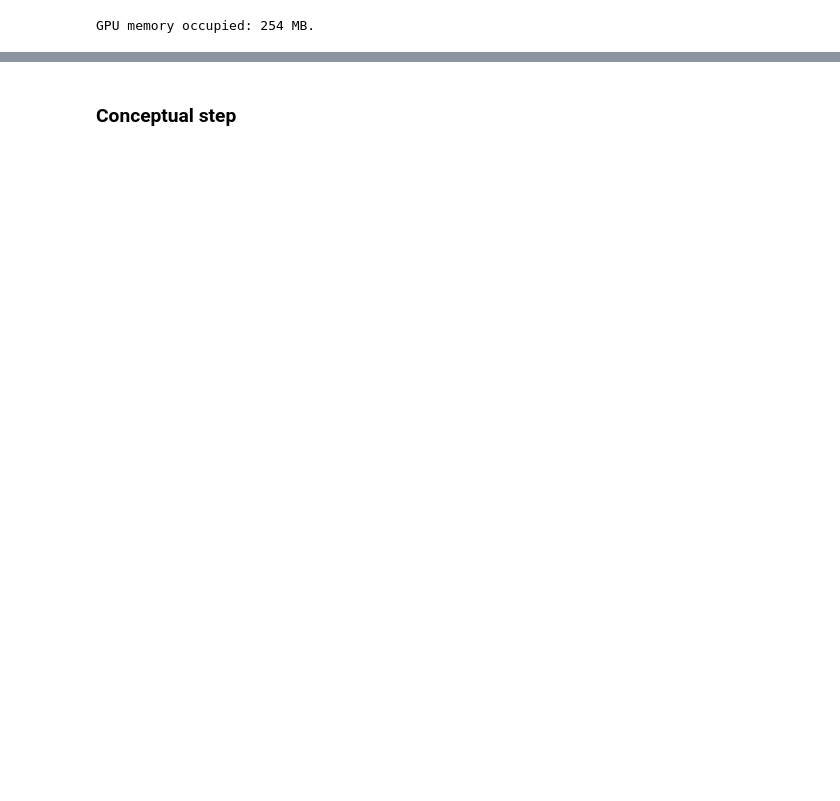
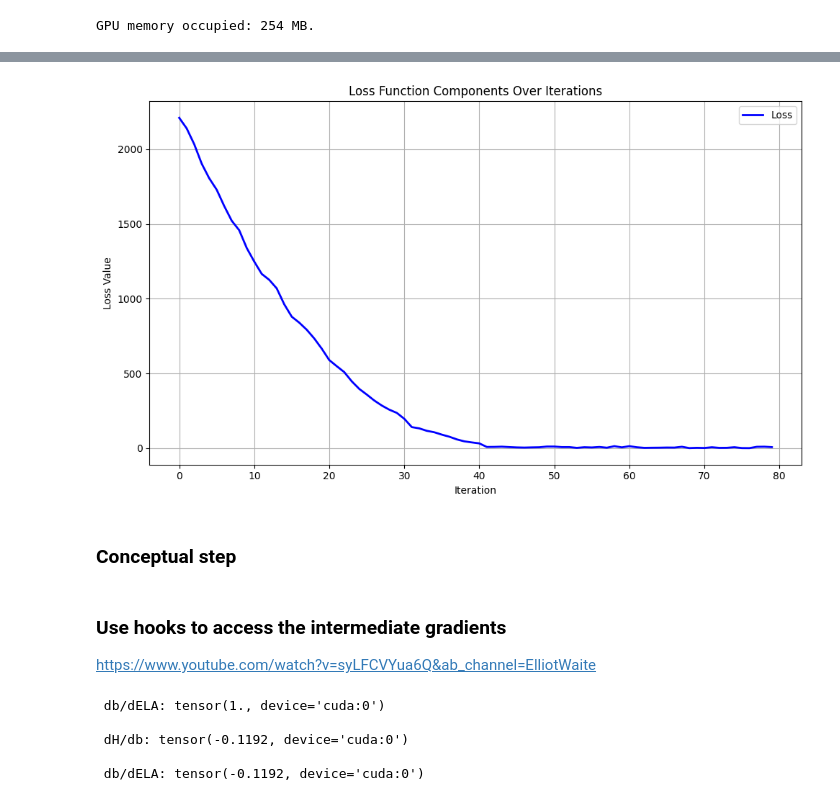
Before and after one commit to kejdilleshi/InvertedGlacierEvolutionModel, a Jupyter notebook: IGEM.ipynb, the cells around one changed output, grey strips where cells are left out. Saved outputs shown, nothing was run; the diff lists cells and outputs as text; code cells hidden in the pictures; blank space fills up the shorter version.

Commit message:
implemented gradient hooks

```diff
--- a/IGEM.ipynb
+++ b/IGEM.ipynb
@@ -100,0 +103,14 @@ def compute_slope(Z, dx):
+# %%
+# Prepare hooks for tensors
+def print_hook_b(grad):
+    print("\n db/dELA:",torch.mean(grad))
+    return grad
+def print_hook_h(grad):
+    print("\n dH/db:",torch.mean(grad))
+    return grad
+def sqrt_hook(grad):
+    if torch.abs(torch.mean(grad))>1:
+        print(grad**0.5)
+        return grad**0.5
+def reduce_hook(grad):
+    return grad*0.5
@@ -219,7 +225,6 @@ def forward_simulation(H_initial,b_max, grad_b,z_ELA, nx=201, Lx=1e5, ttot=3e3,
     Z_bed = -1000 * torch.log(x + 1000) + 11522.8  # topography (avoid log(0))
     H = H_initial.clone()  # initial ice thickness
     Z = Z_bed + H  # ice surface
-    print(f"H_initial type: {type(H_initial.clone())}, shape: {H_initial.shape}")
 
     while Time < ttot:
         # compute dHdt due to diffusion
@@ -238,8 +243,11 @@ def forward_simulation(H_initial,b_max, grad_b,z_ELA, nx=201, Lx=1e5, ttot=3e3,
 
         # update ice thickness (mass balance)
         b = torch.minimum(grad_b * (Z - z_ELA), torch.tensor(b_max, device=device))
+        b.retain_grad()
+        b.register_hook(reduce_hook)
         H[1:-1] += dt * b[1:-1]
-
+        H.retain_grad()
+        H.register_hook(reduce_hook)
         H[H < 0] = 0  # set any negative thickness to 0
 
         # Boundary conditions
@@ -358,12 +353,10 @@ plt.show()
 # %%
 # Function to plot the loss function components
-def plot_loss_components(total_loss_history, data_fidelity_history, regularization_history):
+def plot_loss_components(total_loss_history):
     plt.figure(figsize=(10, 6))
 
     # Plot the total loss, data fidelity, and regularization term
-    plt.plot(total_loss_history, label='Total Loss', color='b', linewidth=2)
-    plt.plot(data_fidelity_history, label='Data Fidelity', color='g', linestyle='--', linewidth=2)
-    plt.plot(regularization_history, label='Regularization (Smoothness)', color='r', linestyle='-.', linewidth=2)
+    plt.plot(total_loss_history, label='Loss', color='b', linewidth=2)
 
     # Add labels and legend
     plt.xlabel('Iteration')
@@ -377,6 +370,12 @@ def plot_loss_components(total_loss_history, data_fidelity_history, regularizati
     plt.show()
 # %%
 # After the optimization loop
-plot_loss_components(total_loss_history, data_fidelity_history, regularization_history)
+plot_loss_components(total_loss_history)
+# %% [output]
+[figure, added]
 # %% [markdown]
 ### Conceptual step
+# %% [markdown]
+### Use hooks to access the intermediate gradients
+
+https://www.youtube.com/watch?v=syLFCVYua6Q&ab_channel=ElliotWaite
@@ -383,36 +442,33 @@ plot_loss_components(total_loss_history, data_fidelity_history, regularization_h
 # %%
-# Reset the starting point in tracking maximum GPU memory occupied by tensors in bytes for a given device.
-torch.cuda.reset_peak_memory_stats()
 # Initial guesses for inversion problem
 b_max = 0.3
-grad_b = torch.tensor(0.001, requires_grad=True, device=device)
-z_ELA = torch.tensor(1000.0, requires_grad=True, device=device)
-
+grad_b = 0.001
+z_ELA = torch.tensor(1200.0, requires_grad=True, device=device)
 # Observed glacier thickness (assumed already loaded as observed_thk tensor)
 observed_thk = torch.load('observed_thk.pt', weights_only=True).to(device) # Ensure it's on the right device
 
+
 # Optimizer setup
-optimizer = torch.optim.Adam([z_ELA,grad_b], lr=1)
+optimizer = torch.optim.Adam([z_ELA], lr=initial_lr)
 
-# Regularization weight (tune this value)
-reg_lambda = 0.01
 
+# Update the learning rate
+lr = 5
 optimizer.zero_grad()  # Zero gradients
 
 # Perform forward simulation
-H_simulated = forward_simulation(b_max, grad_b, z_ELA)
-# Compute data fidelity and regularization
-data_fidelity = torch.mean((H_simulated - observed_thk) ** 2)
-smoothness_reg = torch.sum((H_simulated[1:] - H_simulated[:-1]) ** 2)
+H_simulated = forward_simulation(H_initial,b_max, grad_b, z_ELA,ttot=1,display_time=False)
+# Compute data missfit
+loss = torch.mean((H_simulated - observed_thk)**2)
+loss.retain_grad()
+loss.register_hook(print_hook_b)
+# Backpropagate loss and update parameters
+loss.backward()
 
-# Compute total loss
-loss = data_fidelity + reg_lambda * smoothness_reg
-
-# Print the gradient of z_ELA before optimizer step
-
-
-# # Backpropagate loss and update parameters
-loss.backward()
-print(f"Gradient of z_ELA: {z_ELA.grad.item()}")
-print(f"Gradient of z_ELA: {grad_b.grad.item()}")
-# optimizer.step()
+optimizer.step()
+# %% [output]
+ db/dELA: tensor(1., device='cuda:0')
+
+ dH/db: tensor(-0.1192, device='cuda:0')
+
+ db/dELA: tensor(-0.1192, device='cuda:0')
```
Also changed, not shown: parts of 20 cells of this notebook.
